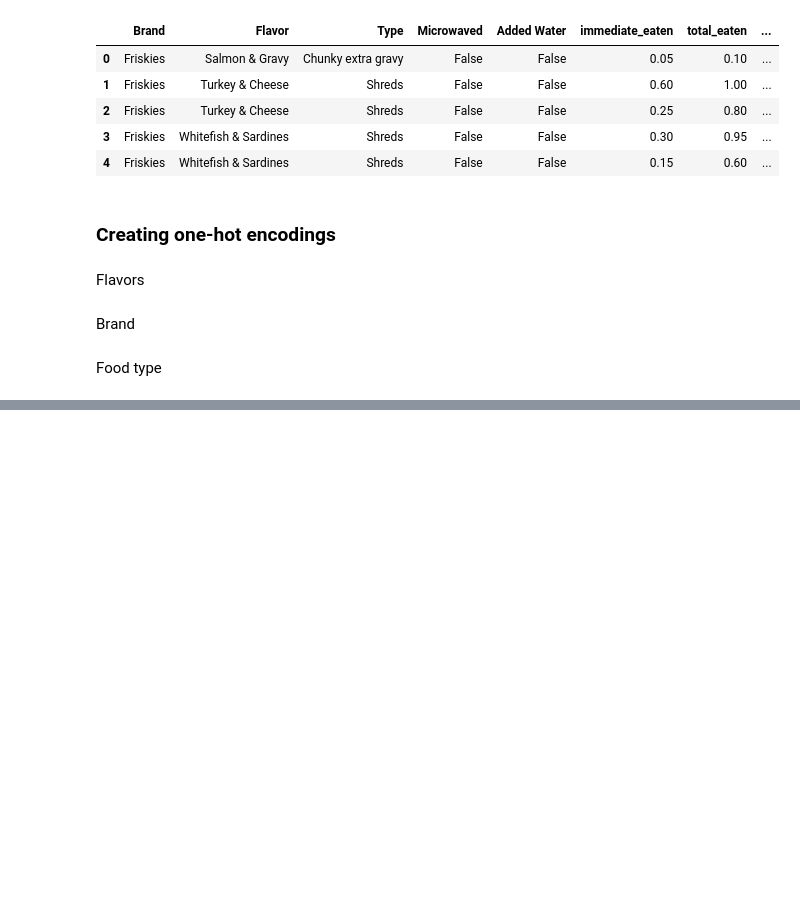
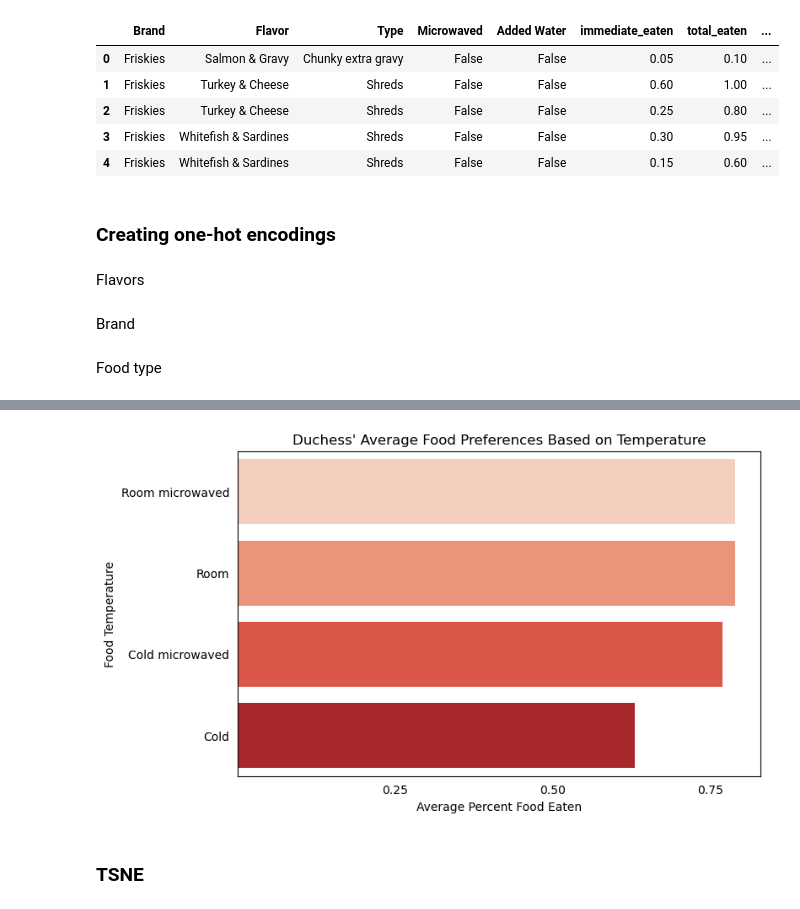
Before and after one commit to wdreames/duchess-eating-habits, a Jupyter notebook: src/duchess-eating-habits-analysis.ipynb, the cells around one changed output, grey strips where cells are left out. Saved outputs shown, nothing was run; the diff lists cells and outputs as text; code cells hidden in the pictures; blank space fills up the shorter version.

```diff
--- a/src/duchess-eating-habits-analysis.ipynb
+++ b/src/duchess-eating-habits-analysis.ipynb
@@ -222,0 +340,36 @@ df
+# %%
+# Plotting the average percent eaten for each food temperature
+
+averages = dict()
+
+cold_classifier = df['initially_cold'] == 1 & ~df['Microwaved']
+cold_warmed_classifier = df['initially_cold'] == 1 & df['Microwaved']
+room_classifier = df['initially_cold'] == 0 & ~df['Microwaved']
+room_warmed_classifier = df['initially_cold'] == 0 & df['Microwaved']
+
+averages['Room microwaved'] = [round(df[room_warmed_classifier]['total_eaten'].mean(), 2)]
+averages['Room'] = [round(df[room_classifier]['total_eaten'].mean(), 2)]
+averages['Cold microwaved'] = [round(df[cold_warmed_classifier]['total_eaten'].mean(), 2)]
+averages['Cold'] = [round(df[cold_classifier]['total_eaten'].mean(), 2)]
+
+
+
+averages_df = pd.DataFrame.from_dict(averages)
+# averages_df = averages_df.sort_values(0, axis=1, ascending=False)
+
+fig, ax = plt.subplots(figsize=(8, 5))
+sns.barplot(averages_df, orient="h", palette="Reds")
+
+ax.set_xlabel('Average Percent Food Eaten')
+ax.set_ylabel('Food Temperature')
+ax.set_title("Duchess' Average Food Preferences Based on Temperature")
+
+ax.set_xticks([0.25, 0.5, 0.75])
+plt.tick_params(left=False, bottom=False)
+plt.savefig('../images/average-based-on-temperature')
+
+_;
+# %% [output]
+[figure, added]
+# %% [markdown]
+### TSNE
```
Also changed, not shown: parts of 41 cells of this notebook, 6 other files.
